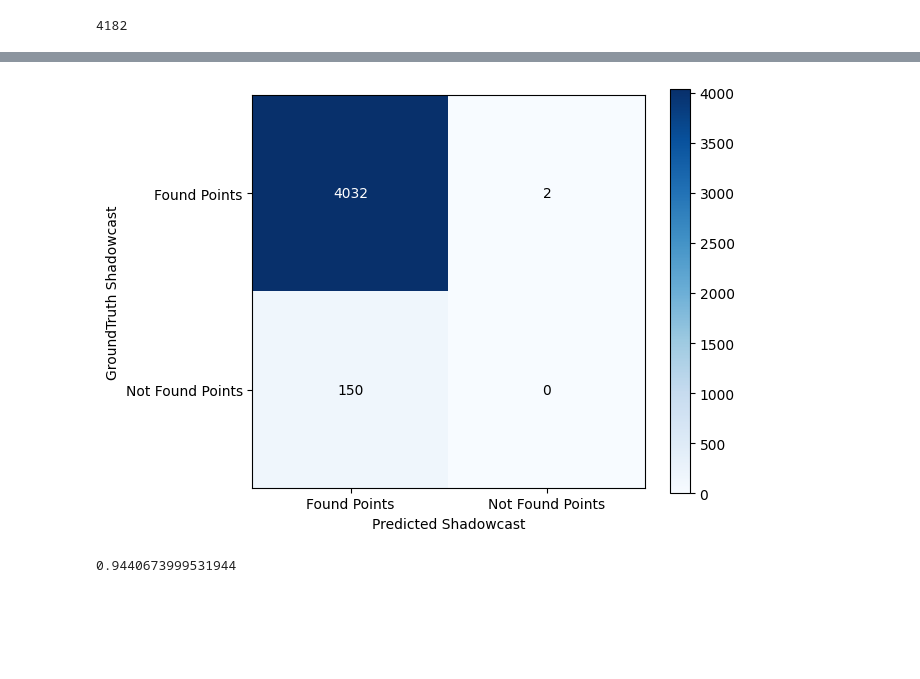
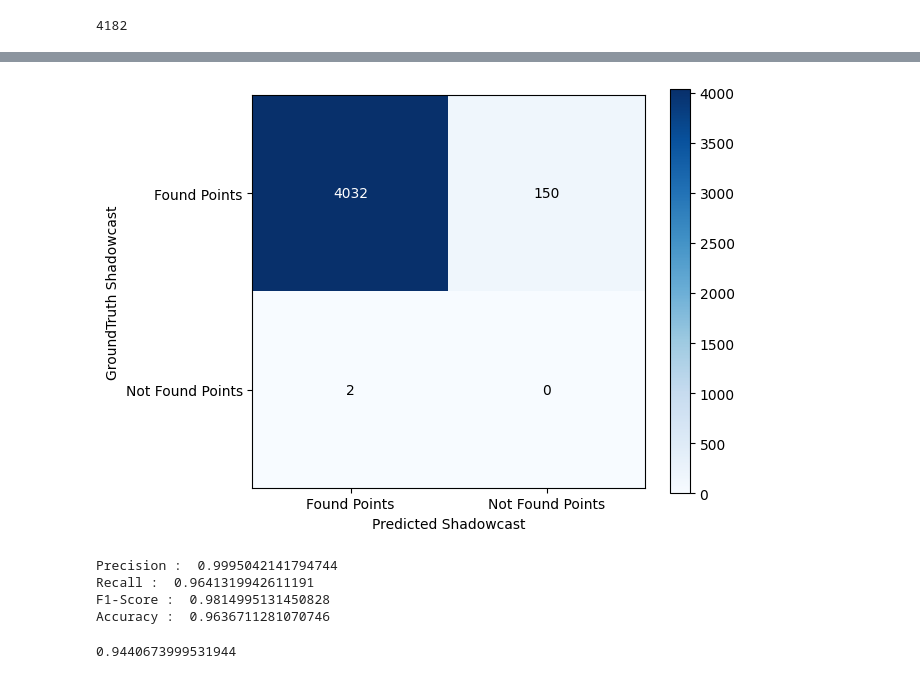
Before and after one commit to bisalgt/spawn_objects_in_carla, a Jupyter notebook: notebooks/comparision between prototype and raycasted prototype.ipynb, the cells around one changed output, grey strips where cells are left out. Saved outputs shown, nothing was run; the diff lists cells and outputs as text; code cells hidden in the pictures; blank space fills up the shorter version.

```diff
--- a/notebooks/comparision between prototype and raycasted prototype.ipynb
+++ b/notebooks/comparision between prototype and raycasted prototype.ipynb
@@ -726,49 +729,62 @@ len(pcd_predicted.points)
 # %%
 import numpy as np
 import matplotlib.pyplot as plt
 
 # Assuming cm is your 2x2 confusion matrix
-cm = np.array([[4032, 2], [150, 0]])
+cm = np.array([[4032, 150], [2, 0]])
 
 fig, ax = plt.subplots()
 im = ax.imshow(cm, interpolation='nearest', cmap=plt.cm.Blues)
 ax.figure.colorbar(im, ax=ax)
 
 # We want to show all ticks...
 ax.set(xticks=np.arange(cm.shape[1]),
        yticks=np.arange(cm.shape[0]),
        # ... and label them with the respective list entries
        xticklabels=['Found Points', 'Not Found Points'], yticklabels=['Found Points', 'Not Found Points'],
        # title='Confusion Matrix',
        ylabel='GroundTruth Shadowcast',
        xlabel='Predicted Shadowcast')
 
 # Loop over data dimensions and create text annotations.
 for i in range(cm.shape[0]):
     for j in range(cm.shape[1]):
         ax.text(j, i, format(cm[i, j], 'd'),
                 ha="center", va="center",
                 color="white" if cm[i, j] > cm.max() / 2. else "black")
 
 fig.tight_layout()
 plt.show()
 # %% [output]
-[figure, old version]
+[figure, new version]
 # %%
-tp = 4034
+tp = 4032
 
 tn = 0
 
-fp = 339
+fp = 2
 
-fn = 139
+fn = 150
 
+
+accuracy = (tp + tn)/(tp+tn+fp+fn)
 
 precision = tp / (tp + fp )
 
 recall = tp / (tp + fn)
 
 f1_score = (2* precision * recall)/(precision + recall)
+
+
+print("Precision : ", precision)
+print("Recall : ", recall)
+print("F1-Score : ", f1_score)
+print("Accuracy : ", accuracy)
+# %% [output]
+Precision :  0.9995042141794744
+Recall :  0.9641319942611191
+F1-Score :  0.9814995131450828
+Accuracy :  0.9636711281070746
 # %%
 f1_score
 # %% [output]
```
Also changed, not shown: parts of 2 cells of this notebook.
